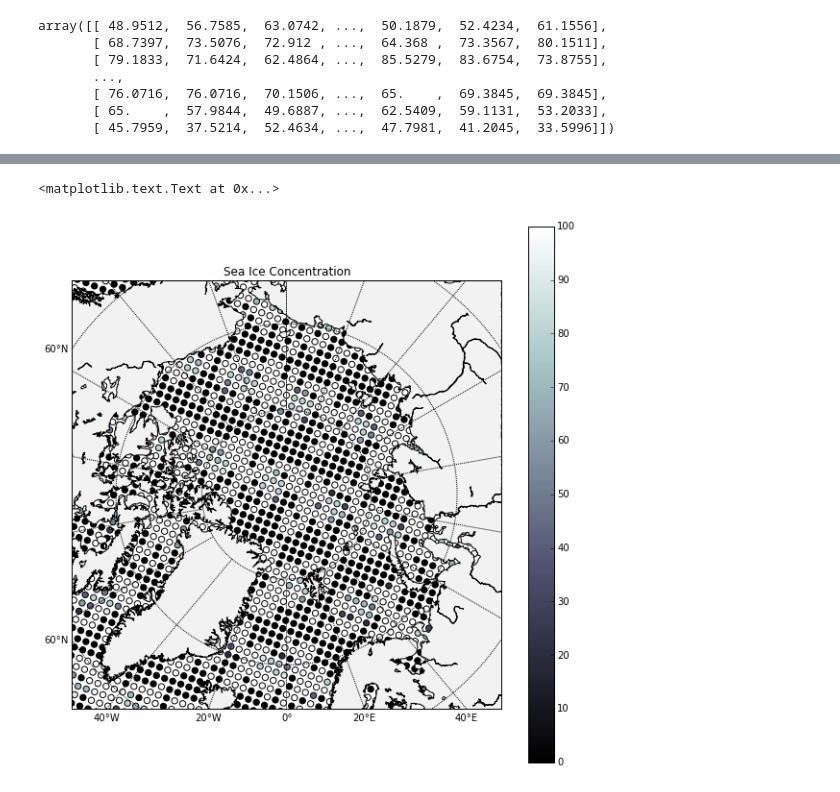
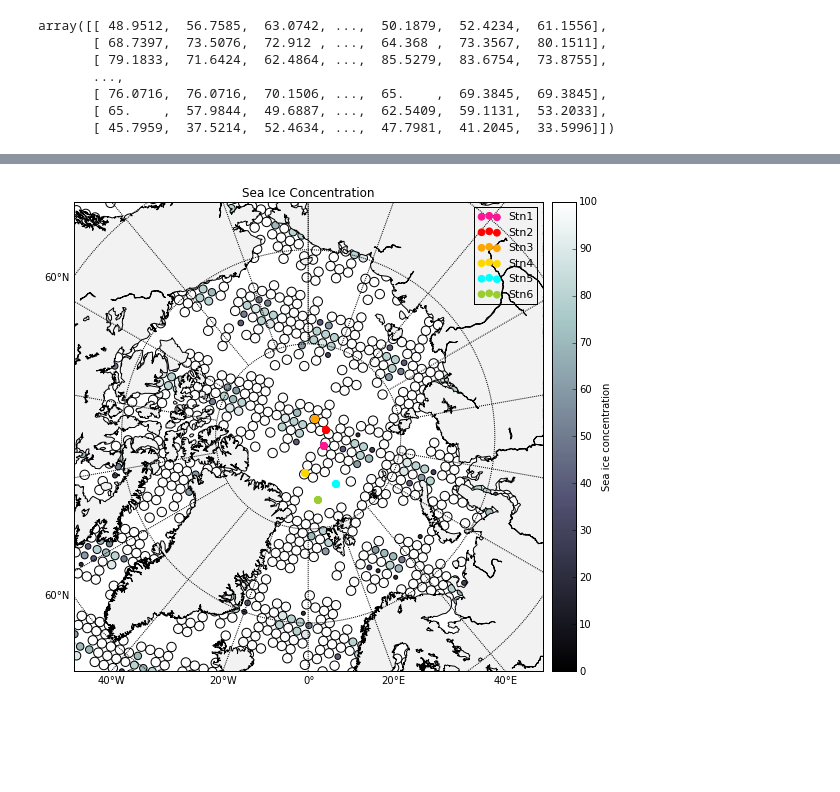
Before and after one commit to UBC-MOAD/analysis-cindy, a Jupyter notebook: notebooks/SesIce Concentration.ipynb, the cells around one changed output, grey strips where cells are left out. Cells and saved outputs as stored; diff of their text form; code cells hidden in the pictures; blank space fills up the shorter version.

```diff
--- a/notebooks/SesIce Concentration.ipynb
+++ b/notebooks/SesIce Concentration.ipynb
@@ -90,20 +91,50 @@ Higher the concentrations, bigger the scatters
-# %%
-fig = plt.figure(figsize=(10,10))
-m = Basemap(projection='npstere',boundinglat=65,lon_0=0,resolution='l')
-m.drawcoastlines()
-
-m.fillcontinents(color = '0.95')
-m.drawparallels(np.arange(-80.,81.,10.),labels=[1, 0, 0, 0])
-m.drawmeridians(np.arange(-180.,181.,20.),labels=[0, 0, 0, 1])
-
-x,y = m(lon,lat)
-
-cm = plt.cm.get_cmap('bone')
-m.scatter(x,y,c=10*ice,cmap=cm, s=40)
-plt.clim(0,100)
-plt.colorbar()
-
-plt.title("Sea Ice Concentration")
-# %% [output]
-<matplotlib.text.Text at 0x...>
-[figure, removed]
+# %%
+data=pd.read_csv('/ocean/xiaoxiny/research/findk/All_Arctic-data/60changed.Th-Pa_data_July2012-Oceanic-U-Series-and-REE-Database.csv')
+data2=pd.read_csv('/ocean/xiaoxiny/research/findk/All_Arctic-data/60changed2.Th-Pa_data_July2012-Oceanic-U-Series-and-REE-Database.csv')
+data3=pd.read_csv('/ocean/xiaoxiny/research/findk/All_Arctic-data/60changed3.Th-Pa_data_July2012-Oceanic-U-Series-and-REE-Database.csv')
+data4=pd.read_csv('/ocean/xiaoxiny/research/findk/All_Arctic-data/60changed4.Th-Pa_data_July2012-Oceanic-U-Series-and-REE-Database.csv')
+data5=pd.read_csv('/ocean/xiaoxiny/research/findk/All_Arctic-data/60changed5.Th-Pa_data_July2012-Oceanic-U-Series-and-REE-Database.csv')
+data6=pd.read_csv('/ocean/xiaoxiny/research/findk/All_Arctic-data/60changed6.Th-Pa_data_July2012-Oceanic-U-Series-and-REE-Database.csv')
+
+dep = data['depth'];th = data['230Th diss.'];pa = data['231Pa diss.'];lon = data['long.'];lat = data['lat.'];
+dep2 = data2['depth'];th2 = data2['230Th diss.'];pa2 = data2['231Pa diss.'];lon2 = data2['long.'];lat2 = data2['lat.'];
+dep3 = data3['depth'];th3 = data3['230Th diss.'];pa3 = data3['231Pa diss.'];lon3 = data3['long.'];lat3 = data3['lat.'];
+dep4 = data4['depth'];th4 = data4['230Th diss.'];pa4 = data4['231Pa diss.']; lon4 = data4['long.'];lat4 = data4['lat.'];
+dep5 = data5['depth'];th5 = data5['230Th diss.'];pa5 = data5['231Pa diss.']; lon5 = data5['long.'];lat5 = data5['lat.'];
+dep6 = data6['depth'];th6 = data6['230Th diss.'];pa6 = data6['231Pa diss.']; lon6 = data6['long.'];lat6 = data6['lat.'];
+
+
+fig = plt.figure(figsize=(9,9))
+m = Basemap(projection='npstere',boundinglat=65,lon_0=0,resolution='l')
+
+x,y= m(lon_ice,lat_ice)
+cm = plt.cm.get_cmap('bone')
+cs=m.scatter(x,y,c=10*ice,cmap=cm,s=ice*8)
+plt.clim(0,100)
+cbar = m.colorbar(cs,location='right',pad="2%")
+cbar.set_label('Sea ice concentration')
+
+m.drawcoastlines()
+m.fillcontinents(color = '0.95')
+m.drawparallels(np.arange(-80.,81.,10.),labels=[1, 0, 0, 0])
+m.drawmeridians(np.arange(-180.,181.,20.),labels=[0, 0, 0, 1])
+
+x,y = m(lon.values,lat.values)
+x2,y2 = m(lon2.values,lat2.values)
+x3,y3 = m(lon3.values,lat3.values)
+x4,y4 = m(lon4.values,lat4.values)
+x5,y5 = m(lon5.values,lat5.values)
+x6,y6 = m(lon6.values,lat6.values)
+f
+m.scatter(x2,y2,color='red',s=45,label='Stn2')
+m.scatter(x3,y3,color='orange',s=45,label='Stn3')
+m.scatter(x4,y4,color='gold',s=45,label='Stn4')
+m.scatter(x5,y5,color='cyan',s=45,label='Stn5')
+m.scatter(x6,y6,color='yellowgreen',s=45,label='Stn6')
+plt.legend(loc=1,fontsize=11)
+
+plt.title("Sea Ice Concentration")
+
+plt.show()
+# %% [output]
+[figure, added]
```
Also changed, not shown: parts of 7 cells of this notebook.
